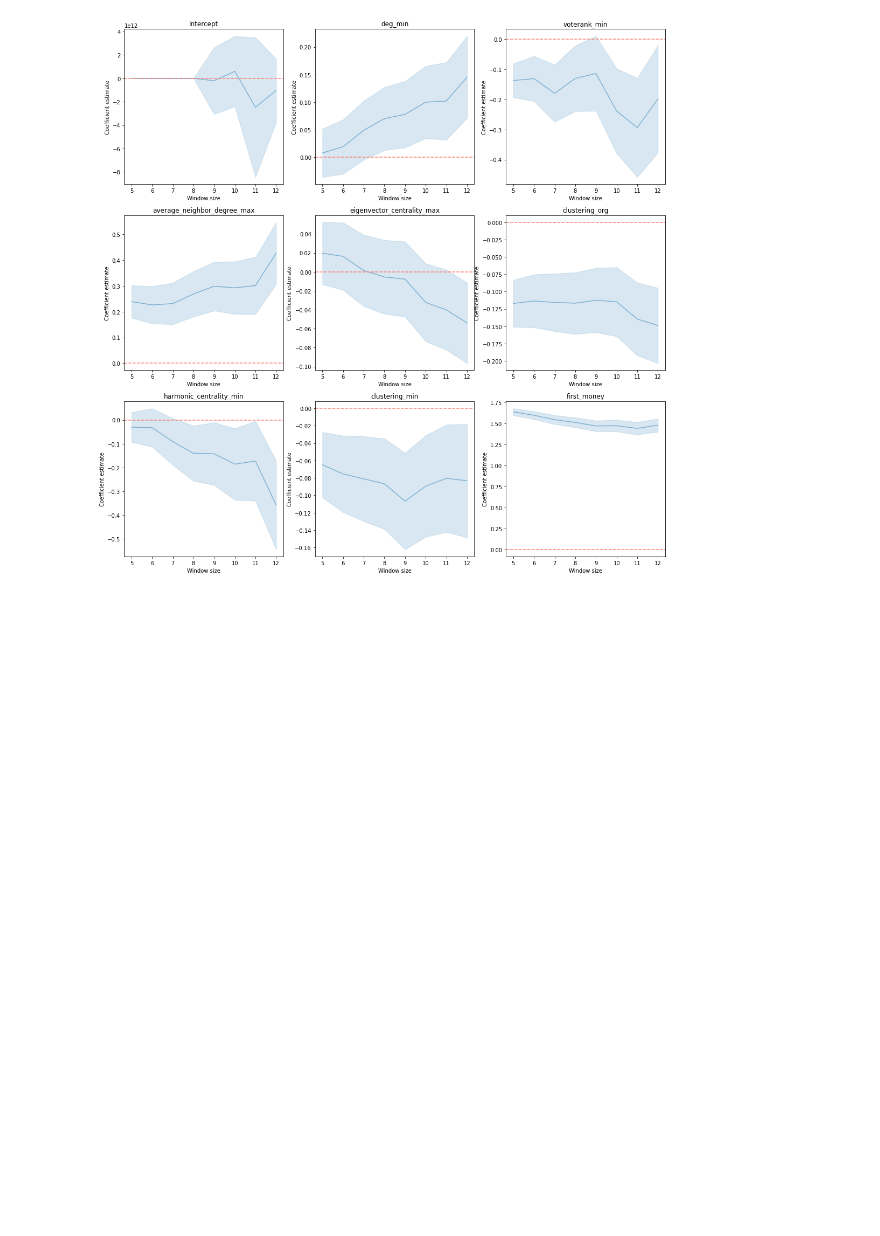
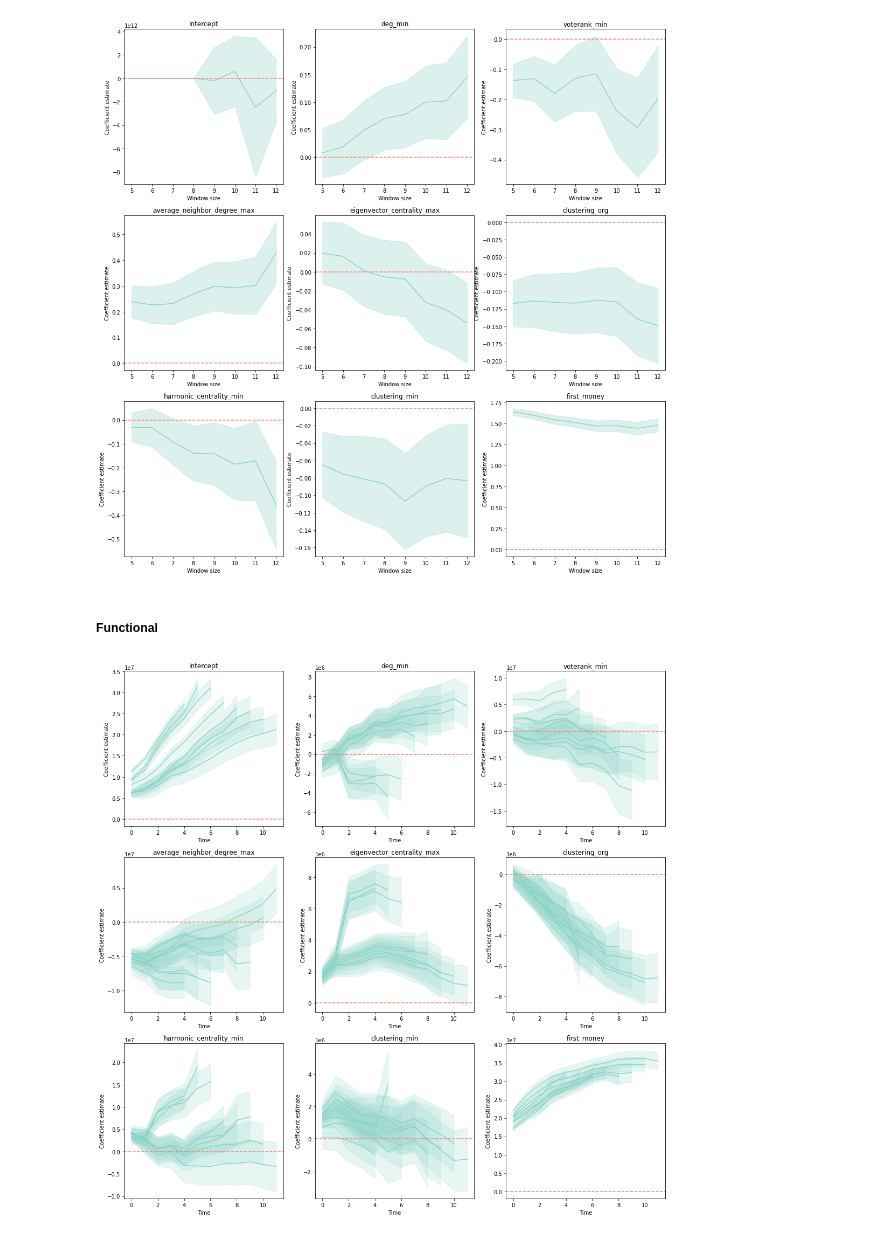
Before and after one commit to testalorenzo/crunch_net, a Jupyter notebook: ANS/notebook/notebooks/ANS_extension.ipynb, the cells around one changed output. Drawn from its saved outputs; the diff is of its cells as text; code cells hidden in the pictures; blank space fills up the shorter version.

```diff
--- a/ANS/notebook/notebooks/ANS_extension.ipynb
+++ b/ANS/notebook/notebooks/ANS_extension.ipynb
@@ -646,6 +687,3 @@ plt.savefig('functional_coefficients_'+str(size)+'.pdf', bbox_inches="tight")
-# %%
-log_fun_coef=pd.read_csv('log_funcoef_estimate.csv')
-log_fun_se=pd.read_csv('log_funse_estimate.csv')
 # %%
 names=['Intercept', 'deg_min', 'voterank_min', 'average_neighbor_degree_max', 'eigenvector_centrality_max', 'clustering_org', 'harmonic_centrality_min', 'clustering_min', 'first_money']
 
@@ -731,8 +769,8 @@ Optimization terminated successfully.
 fig, axs = plt.subplots(3, 3, figsize=(18, 18))
 
 for i in range(9):
-    axs[i//3, i%3].plot(range(5,13), coef.iloc[:,i+1], color=default_color)
-    axs[i//3, i%3].fill_between(range(5,13), l_bound.iloc[:,i+1], u_bound.iloc[:,i+1], alpha=0.3, color=default_color)
+    axs[i//3, i%3].plot(range(5,13), coef.iloc[:,i+1], color=default_color3)
+    axs[i//3, i%3].fill_between(range(5,13), l_bound.iloc[:,i+1], u_bound.iloc[:,i+1], alpha=0.3, color=default_color3)
     axs[i//3, i%3].set_title(coef.columns[i+1])
 
 for ax in axs.flat:
@@ -787,8 +825,8 @@ l_bound=pd.DataFrame(l_bound).reset_index().iloc[:, rows]
 fig, axs = plt.subplots(3, 3, figsize=(18, 18))
 
 for i in range(9):
-    axs[i//3, i%3].plot(range(5,13), coef.iloc[:,i+1], color=default_color)
-    axs[i//3, i%3].fill_between(range(5,13), l_bound.iloc[:,i+1], u_bound.iloc[:,i+1], alpha=0.3, color=default_color)
+    axs[i//3, i%3].plot(range(5,13), coef.iloc[:,i+1], color=default_color3)
+    axs[i//3, i%3].fill_between(range(5,13), l_bound.iloc[:,i+1], u_bound.iloc[:,i+1], alpha=0.3, color=default_color3)
     axs[i//3, i%3].set_title(coef.columns[i+1])
 
 for ax in axs.flat:
@@ -802,3 +840,5 @@ os.chdir('/Users/ltesta/Documents/GitHub/crunch_net/ANS/plots')
 plt.savefig('stability_linear.pdf', bbox_inches="tight")
 # %% [output]
 [figure]
+# %% [markdown]
+##### Functional
@@ -804,0 +902,22 @@ plt.savefig('stability_linear.pdf', bbox_inches="tight")
+# %%
+names=['Intercept', 'deg_min', 'voterank_min', 'average_neighbor_degree_max', 'eigenvector_centrality_max', 'clustering_org', 'harmonic_centrality_min', 'clustering_min', 'first_money']
+
+fig, axs = plt.subplots(3, 3, figsize=(18, 18))
+
+for model in range(len(lst_coef)):
+    for i in range(len(names)):
+        axs[i//3, i%3].plot(range(lst_coef[model].shape[0]), lst_coef[model].iloc[:,i], '-', c=default_color3)
+        axs[i//3, i%3].fill_between(range(lst_se[model].shape[0]), lst_coef[model].iloc[:,i] - lst_se[model].iloc[:,i], lst_coef[model].iloc[:,i] + lst_se[model].iloc[:,i], color=default_color3, alpha=0.2)
+        axs[i//3, i%3].set_title(names[i])
+
+for ax in axs.flat:
+    ax.set(xlabel='Time', ylabel='Coefficient estimate')
+    ax.axhline(0,color=default_color2,ls='--')
+
+#axs[2, 1].set_visible(False)
+#axs[2, 2].set_visible(False)
+
+os.chdir('/Users/ltesta/Documents/GitHub/crunch_net/ANS/plots')
+plt.savefig('stability_functional.pdf', bbox_inches="tight")
+# %% [output]
+[figure, added]
```
Also changed, not shown: parts of 18 cells of this notebook, 8 other files.
